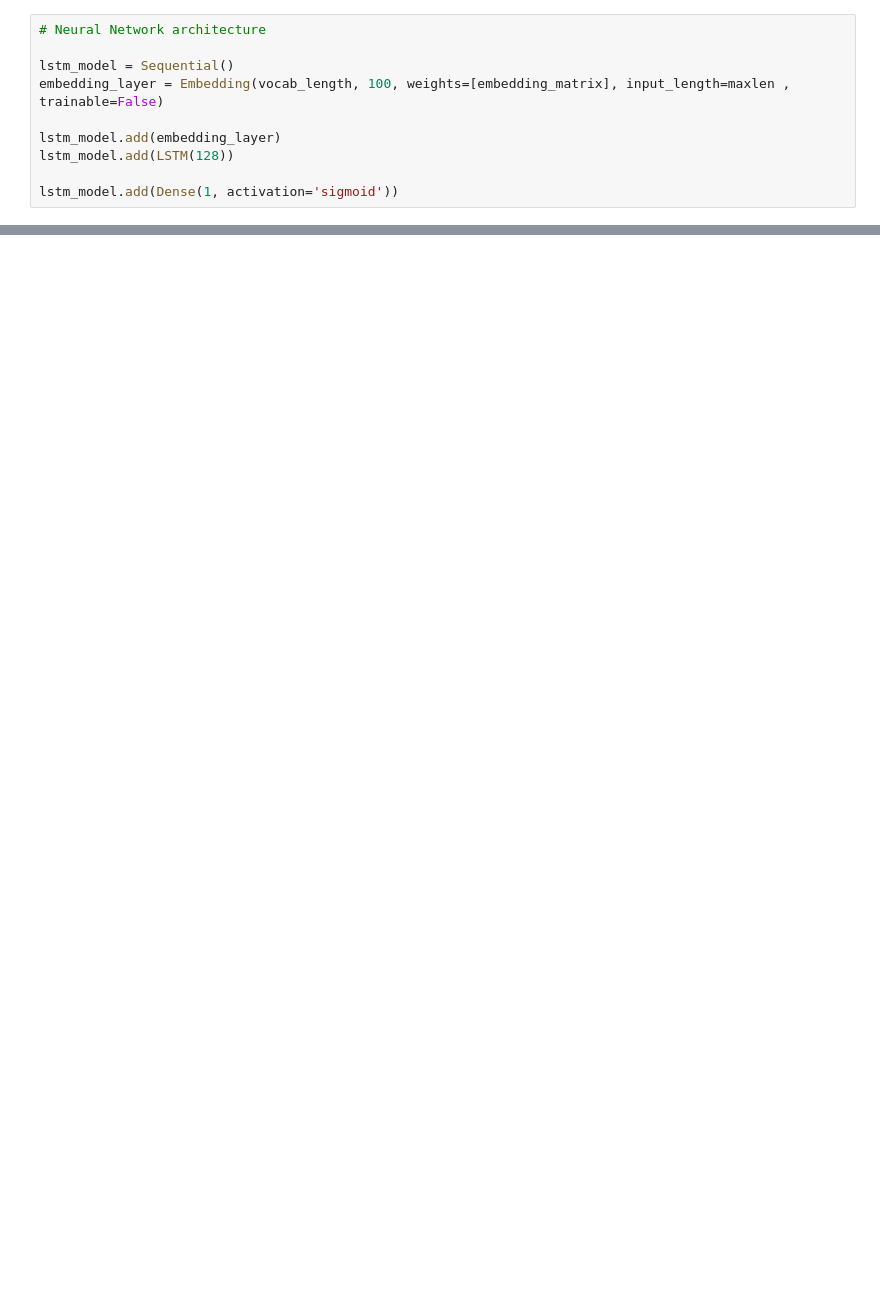
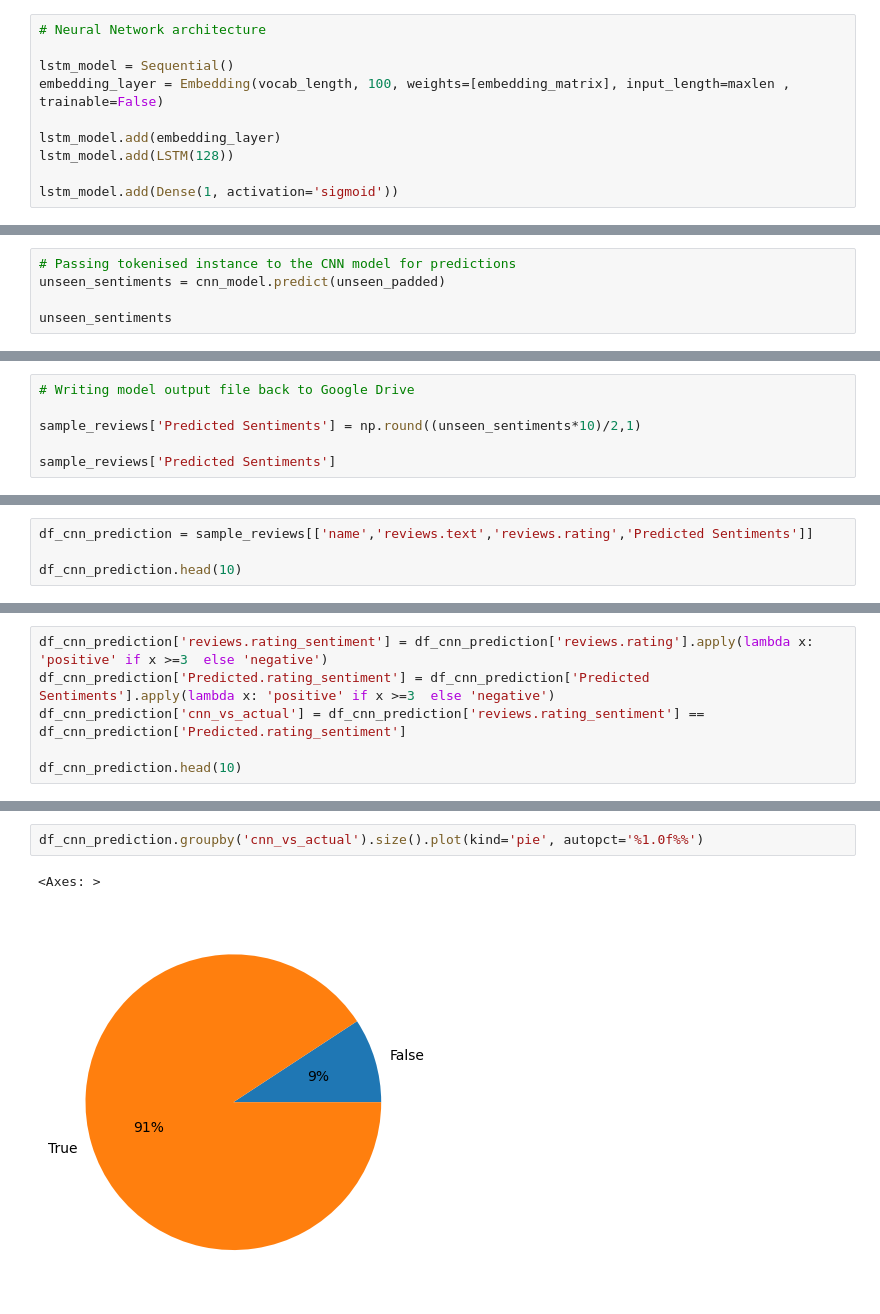
Before and after one commit to Sandeep0408/sentiment_analysis, a Jupyter notebook: Neural_Network/Amazon_DL_Code.ipynb, the cells around one changed output, grey strips where cells are left out. Drawn from its saved outputs; the diff is of its cells as text; blank space fills up the shorter version.

```diff
--- a/Neural_Network/Amazon_DL_Code.ipynb
+++ b/Neural_Network/Amazon_DL_Code.ipynb
@@ -479,0 +525,5 @@ lstm_model.save(f"./c1_lstm_model_acc_{round(score[1], 3)}.h5", save_format='h5'
+# %%
+# Passing tokenised instance to the CNN model for predictions
+unseen_sentiments = cnn_model.predict(unseen_padded)
+
+unseen_sentiments
@@ -479,0 +539,6 @@ lstm_model.save(f"./c1_lstm_model_acc_{round(score[1], 3)}.h5", save_format='h5'
+# %%
+# Writing model output file back to Google Drive
+
+sample_reviews['Predicted Sentiments'] = np.round((unseen_sentiments*10)/2,1)
+
+sample_reviews['Predicted Sentiments']
@@ -479,0 +558,4 @@ lstm_model.save(f"./c1_lstm_model_acc_{round(score[1], 3)}.h5", save_format='h5'
+# %%
+df_cnn_prediction = sample_reviews[['name','reviews.text','reviews.rating','Predicted Sentiments']]
+
+df_cnn_prediction.head(10)
@@ -479,0 +592,6 @@ lstm_model.save(f"./c1_lstm_model_acc_{round(score[1], 3)}.h5", save_format='h5'
+# %%
+df_cnn_prediction['reviews.rating_sentiment'] = df_cnn_prediction['reviews.rating'].apply(lambda x: 'positive' if x >=3  else 'negative')
+df_cnn_prediction['Predicted.rating_sentiment'] = df_cnn_prediction['Predicted Sentiments'].apply(lambda x: 'positive' if x >=3  else 'negative')
+df_cnn_prediction['cnn_vs_actual'] = df_cnn_prediction['reviews.rating_sentiment'] == df_cnn_prediction['Predicted.rating_sentiment']
+
+df_cnn_prediction.head(10)
@@ -479,0 +610,5 @@ lstm_model.save(f"./c1_lstm_model_acc_{round(score[1], 3)}.h5", save_format='h5'
+# %%
+df_cnn_prediction.groupby('cnn_vs_actual').size().plot(kind='pie', autopct='%1.0f%%')
+# %% [output]
+<Axes: >
+[figure, added]
```
Also changed, not shown: parts of 58 cells of this notebook.
